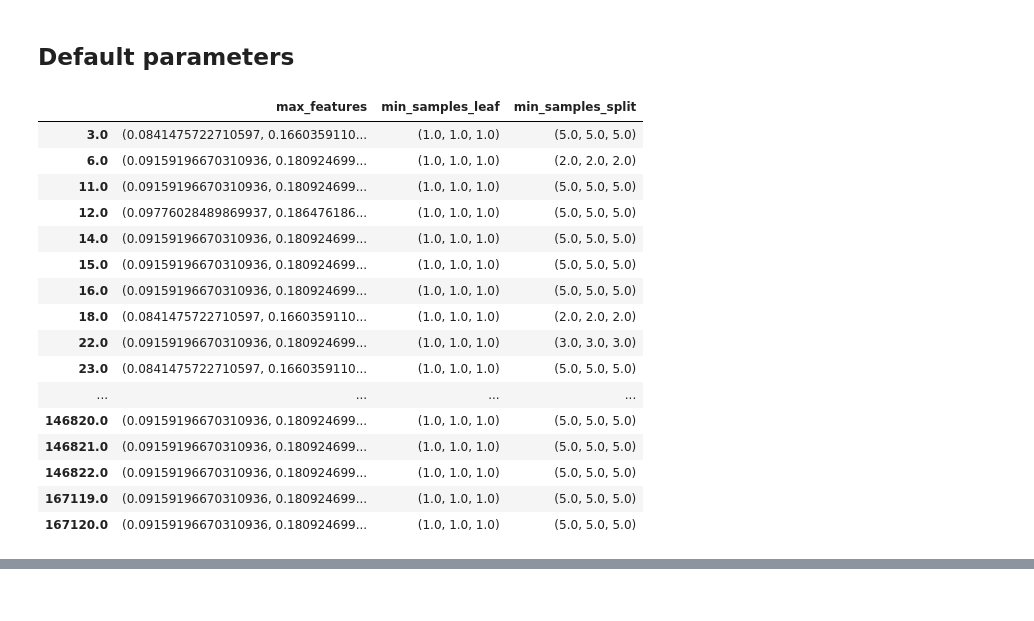
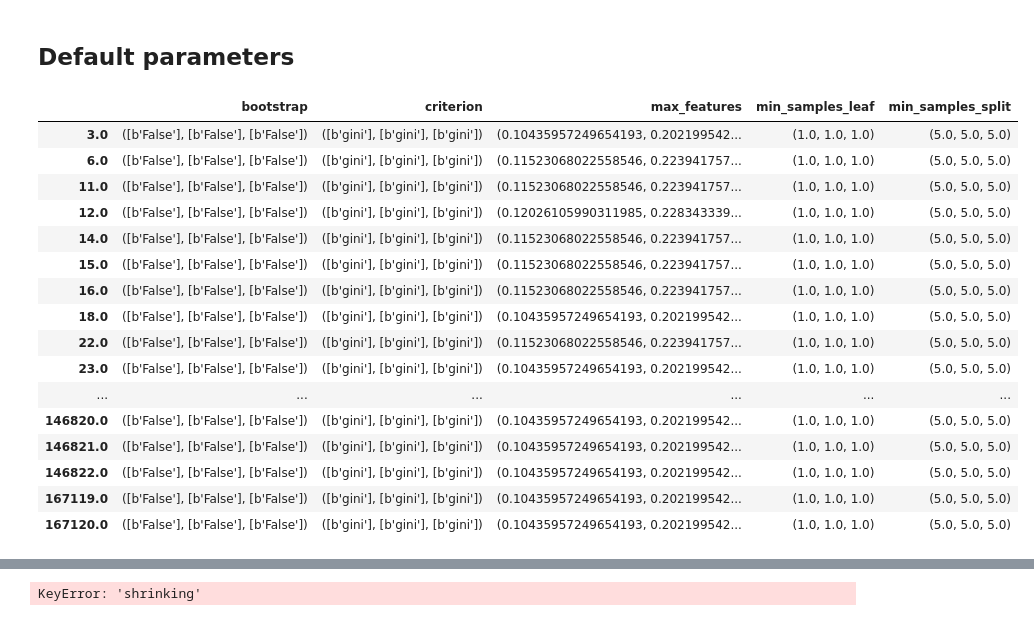
Before and after one commit to harel-coffee/hyperimp-auto, a Jupyter notebook: analysis experiment 1.ipynb, the cells around one changed output, grey strips where cells are left out. Cells and saved outputs as stored; diff of their text form; code cells hidden in the pictures.

```diff
--- a/analysis experiment 1.ipynb
+++ b/analysis experiment 1.ipynb
@@ -15,11 +16,16 @@ rf = pd.DataFrame(arff.loadarff('01 data/exp1/meta_rf.arff')[0])
 # algorithms to be evaluated
 alg_names = ['rf', 'svm']
 # hyperparameters to be evaluated
-alg_params = {'svm': ['gamma','C','tol'],
-              'rf': ['max_features','min_samples_leaf','min_samples_split']}
+alg_params = {'svm': ['gamma','C','tol'
+                     #, 'shrinking'
+                     ],
+              'rf': ['bootstrap', 'criterion', 'max_features','min_samples_leaf','min_samples_split']}
 # parameters defined on a log and integer scale
 logs = ['gamma', 'C', 'tol']
 integer = ['min_samples_leaf', 'min_samples_split']
+boolnom = ['bootstrap', 'criterion'
+        #  , 'shrinking'
+          ]
 # %% [markdown]
 ## Distribution of top _n_ per hyperparameter
 # %%
@@ -46,15 +52,18 @@ for alg, df in zip(alg_names, dfs):
         if grid:
             index += 1
             plt.subplot(rows, cols, index)
-        bins = 'auto'
-        log = param in logs
-        intg = param in integer
-        if log:
-            bins = np.logspace(np.log10(min(df[param])), np.log10(max(df[param])), 20)
-            plt.xscale('log')
-        if intg:
-            bins = int(max(df[param]) - min(df[param]) + 1)
-        plt.hist(df[param], bins = bins)
+        if param in boolnom:
+            df[param].value_counts().plot(kind='bar', color = sns.color_palette()[0])
+        else:
+            bins = 'auto'
+            log = param in logs
+            intg = param in integer
+            if log:
+                bins = np.logspace(np.log10(min(df[param])), np.log10(max(df[param])), 20)
+                plt.xscale('log')
+            if intg:
+                bins = int(max(df[param]) - min(df[param]) + 1)
+            plt.hist(df[param], bins = bins)
         plt.xlabel('%s__%s' % (alg, param), labelpad=20)
         plt.ylim(0,ymax)
         plt.ylabel('frequency')
@@ -69,27 +78,27 @@ if grid:
 # %% [markdown]
 ## Default parameters
 # %%
-n = 20
+n = 10
 m = 899
 
 for alg in algs:
     def_params = hyperimp.find_default(alg, n, m, False)
     display(pd.DataFrame(def_params).transpose())
 # %% [output]
-|  | max_features | min_samples_leaf | min_samples_split |
-| 3.0 | (0.0841475722710597, 0.1660359110... | (1.0, 1.0, 1.0) | (5.0, 5.0, 5.0) |
-| 6.0 | (0.09159196670310936, 0.180924699... | (1.0, 1.0, 1.0) | (2.0, 2.0, 2.0) |
-| 11.0 | (0.09159196670310936, 0.180924699... | (1.0, 1.0, 1.0) | (5.0, 5.0, 5.0) |
-| 12.0 | (0.09776028489869937, 0.186476186... | (1.0, 1.0, 1.0) | (5.0, 5.0, 5.0) |
-| 14.0 | (0.09159196670310936, 0.180924699... | (1.0, 1.0, 1.0) | (5.0, 5.0, 5.0) |
-| 15.0 | (0.09159196670310936, 0.180924699... | (1.0, 1.0, 1.0) | (5.0, 5.0, 5.0) |
-| 16.0 | (0.09159196670310936, 0.180924699... | (1.0, 1.0, 1.0) | (5.0, 5.0, 5.0) |
-| 18.0 | (0.0841475722710597, 0.1660359110... | (1.0, 1.0, 1.0) | (2.0, 2.0, 2.0) |
-| 22.0 | (0.09159196670310936, 0.180924699... | (1.0, 1.0, 1.0) | (3.0, 3.0, 3.0) |
-| 23.0 | (0.0841475722710597, 0.1660359110... | (1.0, 1.0, 1.0) | (5.0, 5.0, 5.0) |
-| ... | ... | ... | ... |
-| 146820.0 | (0.09159196670310936, 0.180924699... | (1.0, 1.0, 1.0) | (5.0, 5.0, 5.0) |
-| 146821.0 | (0.09159196670310936, 0.180924699... | (1.0, 1.0, 1.0) | (5.0, 5.0, 5.0) |
-| 146822.0 | (0.09159196670310936, 0.180924699... | (1.0, 1.0, 1.0) | (5.0, 5.0, 5.0) |
-| 167119.0 | (0.09159196670310936, 0.180924699... | (1.0, 1.0, 1.0) | (5.0, 5.0, 5.0) |
-| 167120.0 | (0.09159196670310936, 0.180924699... | (1.0, 1.0, 1.0) | (5.0, 5.0, 5.0) |
+|  | bootstrap | criterion | max_features | min_samples_leaf | min_samples_split |
+| 3.0 | ([b'False'], [b'False'], [b'False']) | ([b'gini'], [b'gini'], [b'gini']) | (0.10435957249654193, 0.202199542... | (1.0, 1.0, 1.0) | (5.0, 5.0, 5.0) |
+| 6.0 | ([b'False'], [b'False'], [b'False']) | ([b'gini'], [b'gini'], [b'gini']) | (0.11523068022558546, 0.223941757... | (1.0, 1.0, 1.0) | (5.0, 5.0, 5.0) |
+| 11.0 | ([b'False'], [b'False'], [b'False']) | ([b'gini'], [b'gini'], [b'gini']) | (0.11523068022558546, 0.223941757... | (1.0, 1.0, 1.0) | (5.0, 5.0, 5.0) |
+| 12.0 | ([b'False'], [b'False'], [b'False']) | ([b'gini'], [b'gini'], [b'gini']) | (0.12026105990311985, 0.228343339... | (1.0, 1.0, 1.0) | (5.0, 5.0, 5.0) |
+| 14.0 | ([b'False'], [b'False'], [b'False']) | ([b'gini'], [b'gini'], [b'gini']) | (0.11523068022558546, 0.223941757... | (1.0, 1.0, 1.0) | (5.0, 5.0, 5.0) |
+| 15.0 | ([b'False'], [b'False'], [b'False']) | ([b'gini'], [b'gini'], [b'gini']) | (0.11523068022558546, 0.223941757... | (1.0, 1.0, 1.0) | (5.0, 5.0, 5.0) |
+| 16.0 | ([b'False'], [b'False'], [b'False']) | ([b'gini'], [b'gini'], [b'gini']) | (0.11523068022558546, 0.223941757... | (1.0, 1.0, 1.0) | (5.0, 5.0, 5.0) |
+| 18.0 | ([b'False'], [b'False'], [b'False']) | ([b'gini'], [b'gini'], [b'gini']) | (0.10435957249654193, 0.202199542... | (1.0, 1.0, 1.0) | (5.0, 5.0, 5.0) |
+| 22.0 | ([b'False'], [b'False'], [b'False']) | ([b'gini'], [b'gini'], [b'gini']) | (0.11523068022558546, 0.223941757... | (1.0, 1.0, 1.0) | (5.0, 5.0, 5.0) |
+| 23.0 | ([b'False'], [b'False'], [b'False']) | ([b'gini'], [b'gini'], [b'gini']) | (0.10435957249654193, 0.202199542... | (1.0, 1.0, 1.0) | (5.0, 5.0, 5.0) |
+| ... | ... | ... | ... | ... | ... |
+| 146820.0 | ([b'False'], [b'False'], [b'False']) | ([b'gini'], [b'gini'], [b'gini']) | (0.10435957249654193, 0.202199542... | (1.0, 1.0, 1.0) | (5.0, 5.0, 5.0) |
+| 146821.0 | ([b'False'], [b'False'], [b'False']) | ([b'gini'], [b'gini'], [b'gini']) | (0.10435957249654193, 0.202199542... | (1.0, 1.0, 1.0) | (5.0, 5.0, 5.0) |
+| 146822.0 | ([b'False'], [b'False'], [b'False']) | ([b'gini'], [b'gini'], [b'gini']) | (0.10435957249654193, 0.202199542... | (1.0, 1.0, 1.0) | (5.0, 5.0, 5.0) |
+| 167119.0 | ([b'False'], [b'False'], [b'False']) | ([b'gini'], [b'gini'], [b'gini']) | (0.10435957249654193, 0.202199542... | (1.0, 1.0, 1.0) | (5.0, 5.0, 5.0) |
+| 167120.0 | ([b'False'], [b'False'], [b'False']) | ([b'gini'], [b'gini'], [b'gini']) | (0.10435957249654193, 0.202199542... | (1.0, 1.0, 1.0) | (5.0, 5.0, 5.0) |
@@ -112,0 +105 @@ for alg in algs:
+KeyError: 'shrinking'
```
Also changed, not shown: parts of 3 cells of this notebook, 4 other files.
